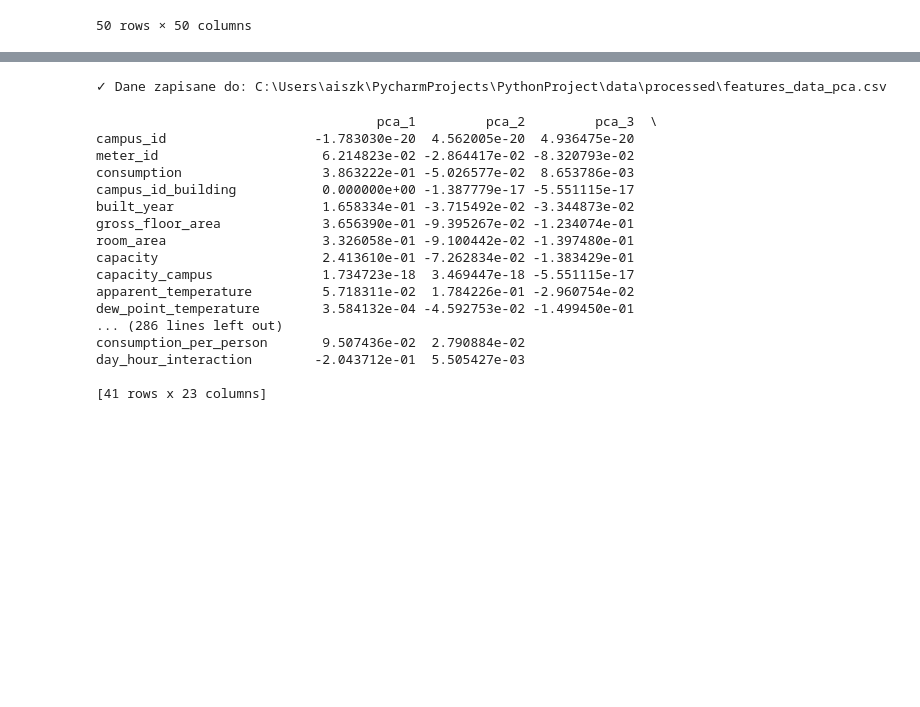
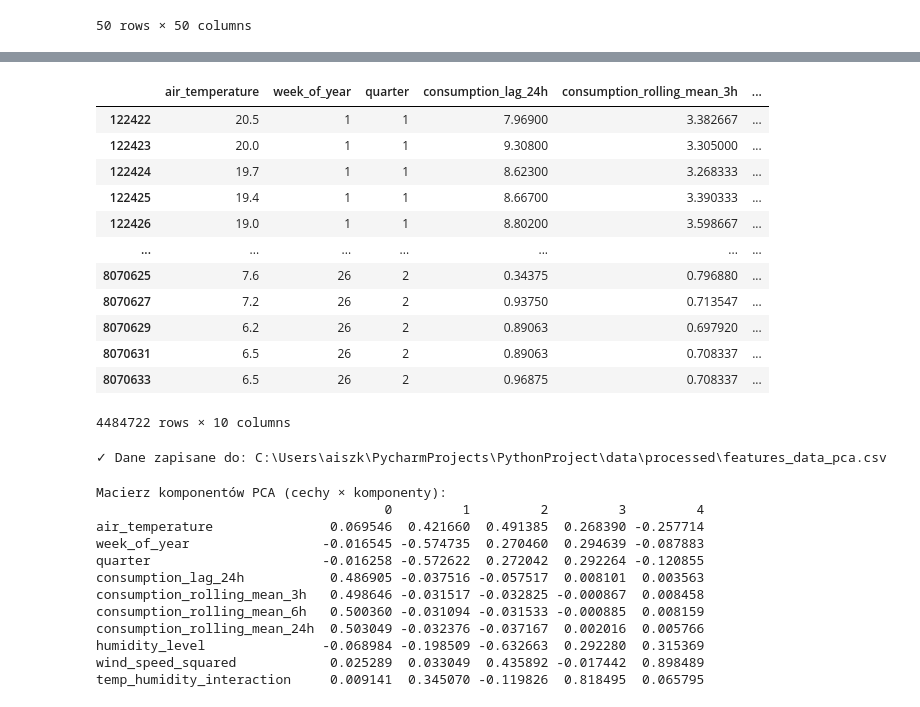
Before and after one commit to Jo-llama/Campus-Buildings-Energy-Consumption-Forecasting, a Jupyter notebook: notebooks/03_feature_engineering.ipynb, the cells around one changed output, grey strips where cells are left out. Drawn from its saved outputs; the diff is of its cells as text; code cells hidden in the pictures; blank space fills up the shorter version.

```diff
--- a/notebooks/03_feature_engineering.ipynb
+++ b/notebooks/03_feature_engineering.ipynb
@@ -195 +190,19 @@ Liczba cech po PCA: 23
+# %%
+X_pca = df_with_features[to_pca]
+# %%
+X_pca
+# %% [output]
+|  | air_temperature | week_of_year | quarter | consumption_lag_24h | consumption_rolling_mean_3h | ... |
+| 122422 | 20.5 | 1 | 1 | 7.96900 | 3.382667 | ... |
+| 122423 | 20.0 | 1 | 1 | 9.30800 | 3.305000 | ... |
+| 122424 | 19.7 | 1 | 1 | 8.62300 | 3.268333 | ... |
+| 122425 | 19.4 | 1 | 1 | 8.66700 | 3.390333 | ... |
+| 122426 | 19.0 | 1 | 1 | 8.80200 | 3.598667 | ... |
+| ... | ... | ... | ... | ... | ... | ... |
+| 8070625 | 7.6 | 26 | 2 | 0.34375 | 0.796880 | ... |
+| 8070627 | 7.2 | 26 | 2 | 0.93750 | 0.713547 | ... |
+| 8070629 | 6.2 | 26 | 2 | 0.89063 | 0.697920 | ... |
+| 8070631 | 6.5 | 26 | 2 | 0.89063 | 0.708337 | ... |
+| 8070633 | 6.5 | 26 | 2 | 0.96875 | 0.708337 | ... |
+4484722 rows × 10 columns
 # %%
@@ -199,23 +218,21 @@ save_processed_data(df_pca, "data/processed/features_data_pca.csv")
 # %%
-# pca.components_ to macierz gdzie wiersze to składowe, kolumny to cechy oryginalne
-loadings = pd.DataFrame(pca.components_, columns=features_numerical.columns, index=[f'pca_{i+1}' for i in range(pca.n_components_)])
+components_df = pd.DataFrame(
+    data=pca.components_,
+    columns=X_pca.columns
+).T  # transpozycja dla lepszego odczytu - teraz cechy w wierszach
 
-print(loadings.T)  # Transponowane, by łatwiej widzieć, które cechy wpływają na poszczególne składowe
+print("Macierz komponentów PCA (cechy × komponenty):")
+print(components_df)
 # %% [output]
-                                    pca_1         pca_2         pca_3  \
-campus_id                   -1.783030e-20  4.562005e-20  4.936475e-20
-meter_id                     6.214823e-02 -2.864417e-02 -8.320793e-02
-consumption                  3.863222e-01 -5.026577e-02  8.653786e-03
-campus_id_building           0.000000e+00 -1.387779e-17 -5.551115e-17
-built_year                   1.658334e-01 -3.715492e-02 -3.344873e-02
-gross_floor_area             3.656390e-01 -9.395267e-02 -1.234074e-01
-room_area                    3.326058e-01 -9.100442e-02 -1.397480e-01
-capacity                     2.413610e-01 -7.262834e-02 -1.383429e-01
-capacity_campus              1.734723e-18  3.469447e-18 -5.551115e-17
-apparent_temperature         5.718311e-02  1.784226e-01 -2.960754e-02
-dew_point_temperature        3.584132e-04 -4.592753e-02 -1.499450e-01
-... (286 lines left out)
-consumption_per_person       9.507436e-02  2.790884e-02
-day_hour_interaction        -2.043712e-01  5.505427e-03
-
-[41 rows x 23 columns]
+Macierz komponentów PCA (cechy × komponenty):
+                                     0         1         2         3         4
+air_temperature               0.069546  0.421660  0.491385  0.268390 -0.257714
+week_of_year                 -0.016545 -0.574735  0.270460  0.294639 -0.087883
+quarter                      -0.016258 -0.572622  0.272042  0.292264 -0.120855
+consumption_lag_24h           0.486905 -0.037516 -0.057517  0.008101  0.003563
+consumption_rolling_mean_3h   0.498646 -0.031517 -0.032825 -0.000867  0.008458
+consumption_rolling_mean_6h   0.500360 -0.031094 -0.031533 -0.000885  0.008159
+consumption_rolling_mean_24h  0.503049 -0.032376 -0.037167  0.002016  0.005766
+humidity_level               -0.068984 -0.198509 -0.632663  0.292280  0.315369
+wind_speed_squared            0.025289  0.033049  0.435892 -0.017442  0.898489
+temp_humidity_interaction     0.009141  0.345070 -0.119826  0.818495  0.065795
```
Also changed, not shown: parts of 22 cells of this notebook, 4 other files.
